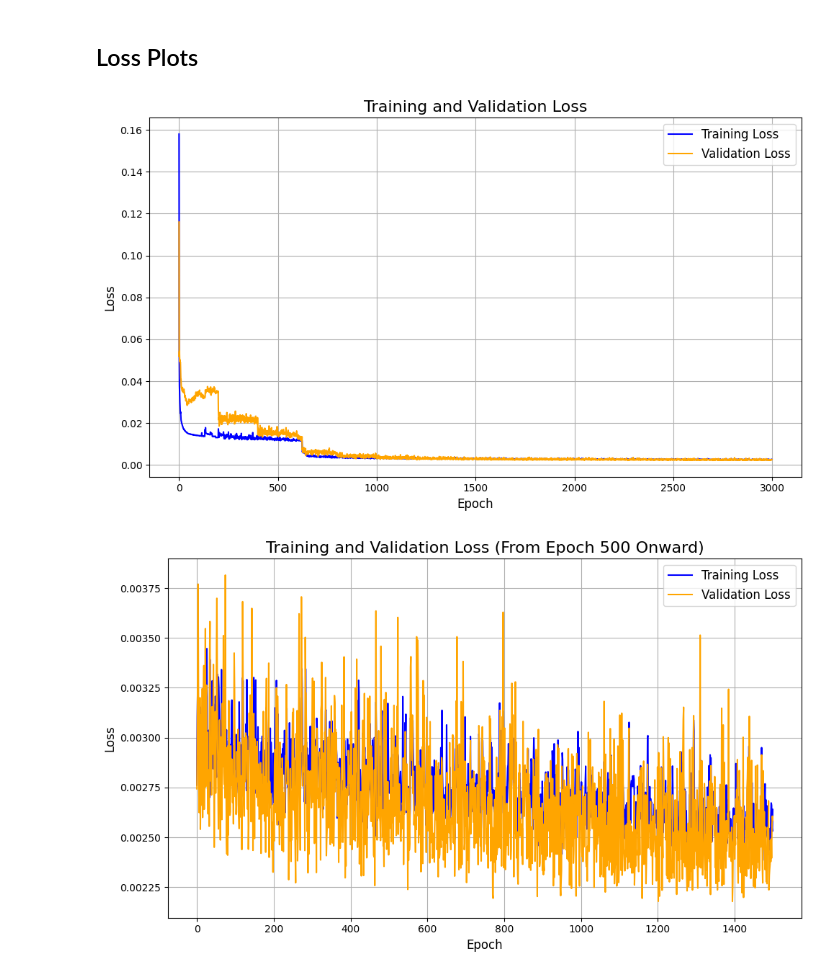
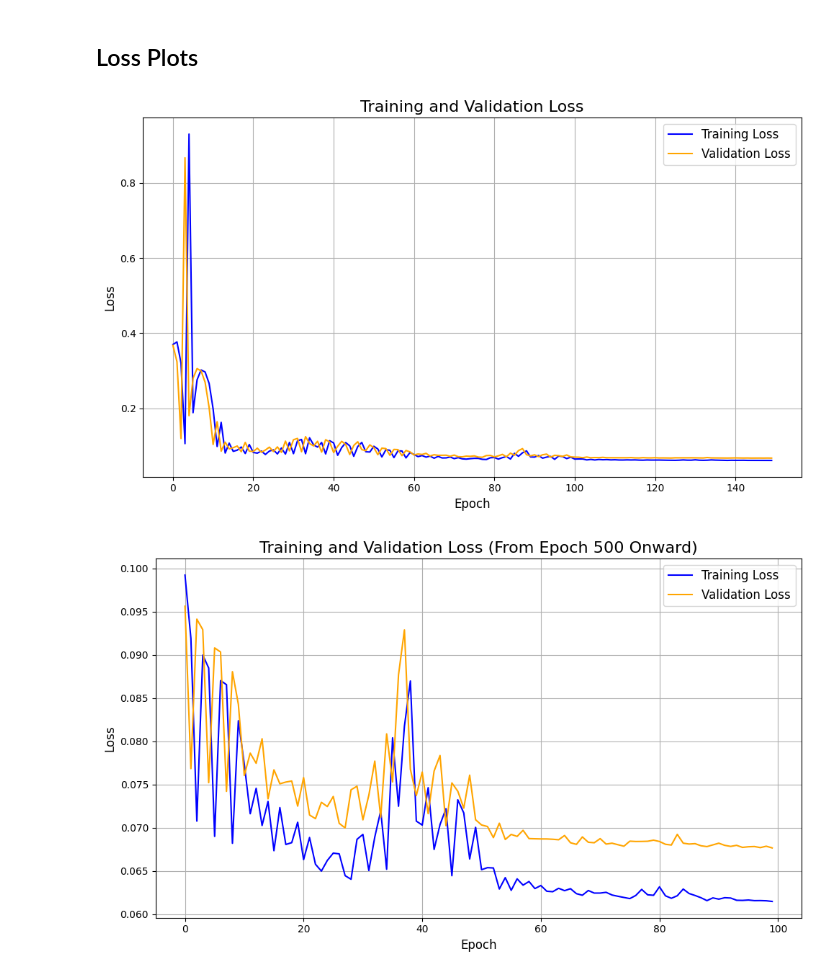
Before and after one commit to baeklab/LatentPARC, a Jupyter notebook: latent_parc/PARCtorch/PARCtorch/3AE_LatentPARC/autoencoder/MLPautoencoder.ipynb, the cells around one changed output. Saved outputs shown, nothing was run; the diff lists cells and outputs as text; code cells hidden in the pictures.

```diff
--- a/latent_parc/PARCtorch/PARCtorch/3AE_LatentPARC/autoencoder/MLPautoencoder.ipynb
+++ b/latent_parc/PARCtorch/PARCtorch/3AE_LatentPARC/autoencoder/MLPautoencoder.ipynb
@@ -157,0 +134,7 @@ test_loader = DataLoader(
+# %%
+
+ic = train_dataset[sample_id][0]
+seq = train_dataset[sample_id][-1]
+print(ic.shape, seq.shape)
+X = torch.concat((ic.unsqueeze(0), seq))
+print(X.shape)
@@ -160,25 +194,23 @@ test_loader = DataLoader(
 # %%
 # where to save weights
-save_path="/sfs/gpfs/tardis/home/pdy2bw/Research/LatentPARC/latent_parc/PARCtorch/PARCtorch/3AE_LatentPARC/autoencoder"
-weights_name="test"
+# save_path="/sfs/gpfs/tardis/home/pdy2bw/Research/LatentPARC/latent_parc/PARCtorch/PARCtorch/3AE_LatentPARC/autoencoder"
+# weights_name="test_kevin_latent100"
 
 # model setup
 device = torch.device('cuda' if torch.cuda.is_available() else 'cpu')
 
 # Define layer sizes and initialize encoder/decoder
 
-# height = 128
-# width = 256
-
-height = 64
-width = 128
+height = 128
+width = 256
 
 output_shape = (3, height, width)
 
-layer_sizes = [3 * (height * width), 8 * (height//2) * (width//2)]
-latent_dim = 16 * (height//4) * (width//4)
-encoder = MLPEncoder(layers=layer_sizes, latent_dim=latent_dim).to(device)
-decoder = MLPDecoder(layers=layer_sizes, latent_dim=latent_dim, output_shape=output_shape).to(device)
+layer_sizes = [3 * (height * width), 300, 300, 100] # 100, 30, 5
+latent_dim = 100
+
+encoder = MLPEncoder(layers=layer_sizes, latent_dim=latent_dim, act_fn=nn.SiLU()).to(device)
+decoder = MLPDecoder(layers=layer_sizes, latent_dim=latent_dim, output_shape=output_shape, act_fn=nn.SiLU()).to(device)
 
 # Initialize autoencoder
 autoencoder = Autoencoder(encoder, decoder).to(device)
@@ -193,11 +225,3 @@ optimizer = Adam(autoencoder.parameters(), lr=1e-3)
 # Define learning rate scheduler
 # scheduler = StepLR(optimizer, step_size=3, gamma=0.5)
 scheduler = ReduceLROnPlateau(optimizer, mode='min', factor=0.5, patience=10, verbose=True)
-
-#  training model
-model = ConvolutionalAutoencoder(autoencoder, optimizer, device, save_path, weights_name)
-
-log_dict = train_autoencoder(model.network, optimizer, criterion, train_loader, val_loader,
-                             device=device, epochs=5, image_size=[64, 128], n_channels=3,
-                             scheduler=scheduler, noise_fn=add_random_noise, initial_max_noise=0.16, reduce_on=3,
-                             save_path=save_path, weights_name=weights_name)
@@ -479,7 +549,7 @@ plt.show()
 ## Loss Plots
 # %%
 # Path to the JSON log file
-log_file_path = "layers_3_8_8_latent_16_DE_Nmax16_nrf8_redon500_LRstep_e3_factor8_stepsize200_3000.json"
+log_file_path = "test_kevin_150.json"
 
 # Load the log data
 with open(log_file_path, 'r') as f:
@@ -508,32 +578,32 @@ ax.grid(True)
 plt.tight_layout()
 plt.show()
 # %% [output]
-[figure, old version]
+[figure, new version]
 # %%
 # Starting from the 50th epoch (index 49, since indexing starts at 0)
-start_epoch = 1500
+start_epoch = 50
 
 # Slice the data from the 50th epoch onward
 training_loss = training_loss[start_epoch:]
 validation_loss = validation_loss[start_epoch:]
 
 # same plot
 # Create a single plot for both training and validation loss
 fig, ax = plt.subplots(figsize=(10, 6))
 
 # Plot training and validation loss on the same graph
 ax.plot(training_loss, label="Training Loss", color="blue")
 ax.plot(validation_loss, label="Validation Loss", color="orange")
 
 # Add titles, labels, and legend
 ax.set_title("Training and Validation Loss (From Epoch 500 Onward)", fontsize=16)
 ax.set_xlabel("Epoch", fontsize=12)
 ax.set_ylabel("Loss", fontsize=12)
 ax.legend(fontsize=12)
 ax.grid(True)
 
 # Show the plot
 plt.tight_layout()
 plt.show()
 # %% [output]
-[figure, old version]
+[figure, new version]
```
Also changed, not shown: parts of 14 cells of this notebook, 10 other files.
